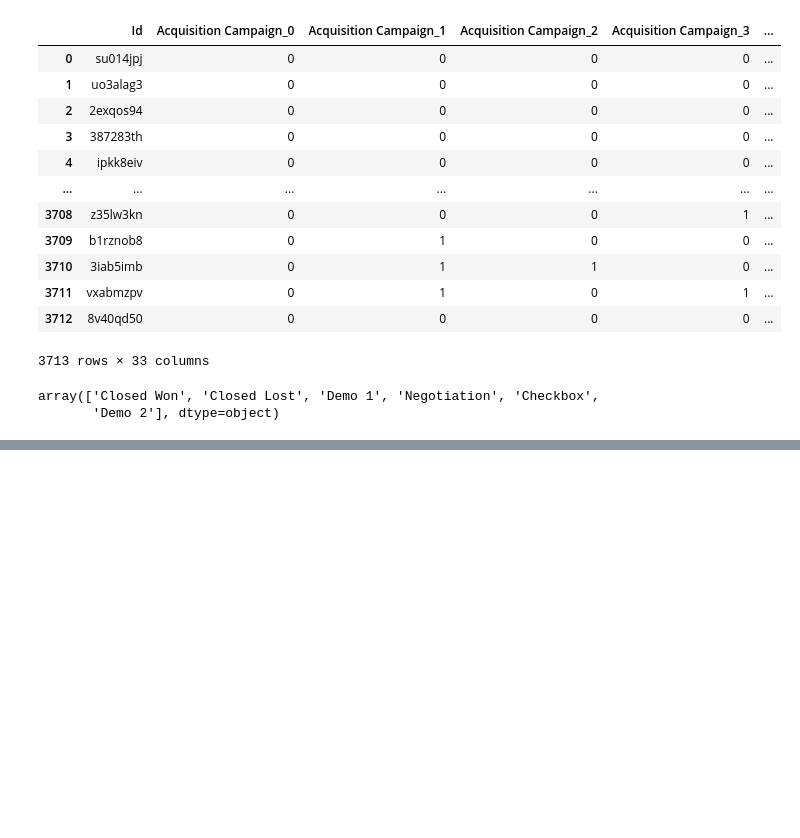
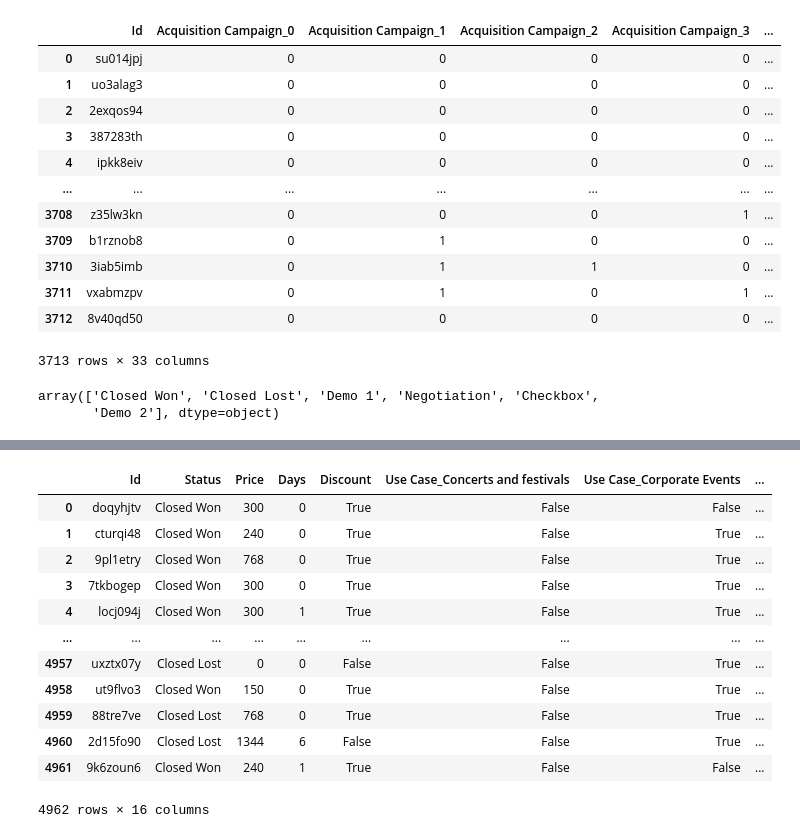
Before and after one commit to Alejolamilla/Data_Scientist-_Technical_Test, a Jupyter notebook: Notebooks/02_EDA_&_Enrichment.ipynb, the cells around one changed output, grey strips where cells are left out. Saved outputs shown, nothing was run; the diff lists cells and outputs as text; code cells hidden in the pictures; blank space fills up the shorter version.

```diff
--- a/Notebooks/02_EDA_&_Enrichment.ipynb
+++ b/Notebooks/02_EDA_&_Enrichment.ipynb
@@ -288,0 +306,16 @@ array(['Closed Won', 'Closed Lost', 'Demo 1', 'Negotiation', 'Checkbox',
+# %%
+offers_encoded
+# %% [output]
+|  | Id | Status | Price | Days | Discount | Use Case_Concerts and festivals | Use Case_Corporate Events | ... |
+| 0 | doqyhjtv | Closed Won | 300 | 0 | True | False | False | ... |
+| 1 | cturqi48 | Closed Won | 240 | 0 | True | False | True | ... |
+| 2 | 9pl1etry | Closed Won | 768 | 0 | True | False | True | ... |
+| 3 | 7tkbogep | Closed Won | 300 | 0 | True | False | True | ... |
+| 4 | locj094j | Closed Won | 300 | 1 | True | False | True | ... |
+| ... | ... | ... | ... | ... | ... | ... | ... | ... |
+| 4957 | uxztx07y | Closed Lost | 0 | 0 | False | False | True | ... |
+| 4958 | ut9flvo3 | Closed Won | 150 | 0 | True | False | True | ... |
+| 4959 | 88tre7ve | Closed Lost | 768 | 0 | True | False | True | ... |
+| 4960 | 2d15fo90 | Closed Lost | 1344 | 6 | False | False | True | ... |
+| 4961 | 9k6zoun6 | Closed Won | 240 | 1 | True | False | False | ... |
+4962 rows × 16 columns
```
Also changed, not shown: parts of 6 cells of this notebook, 15 other files.
